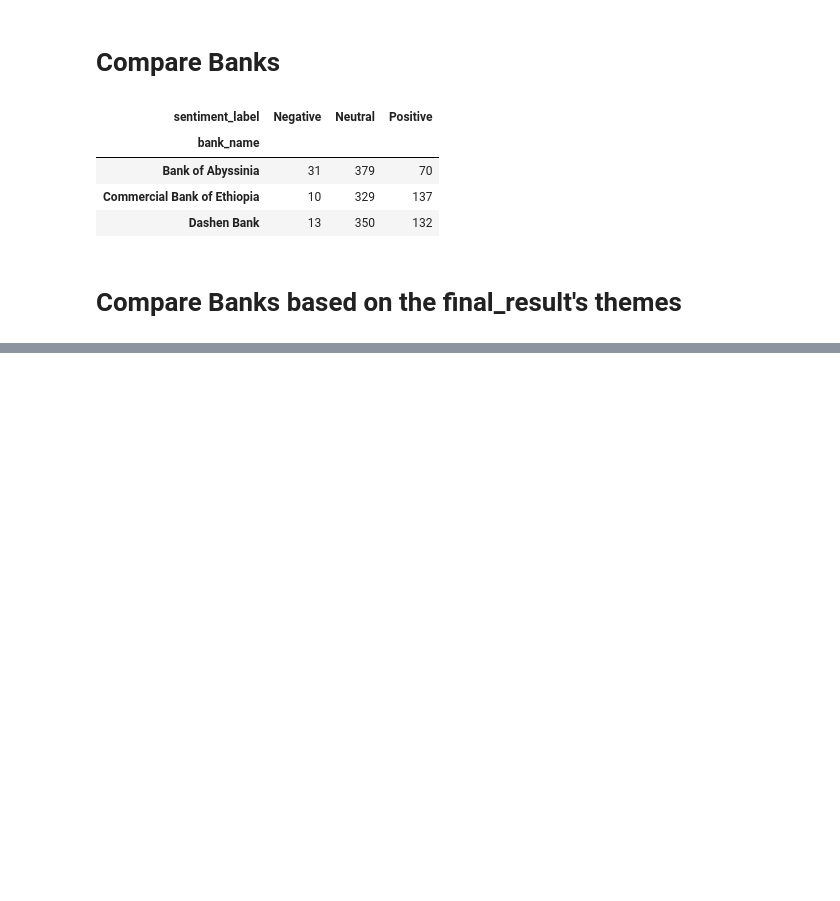
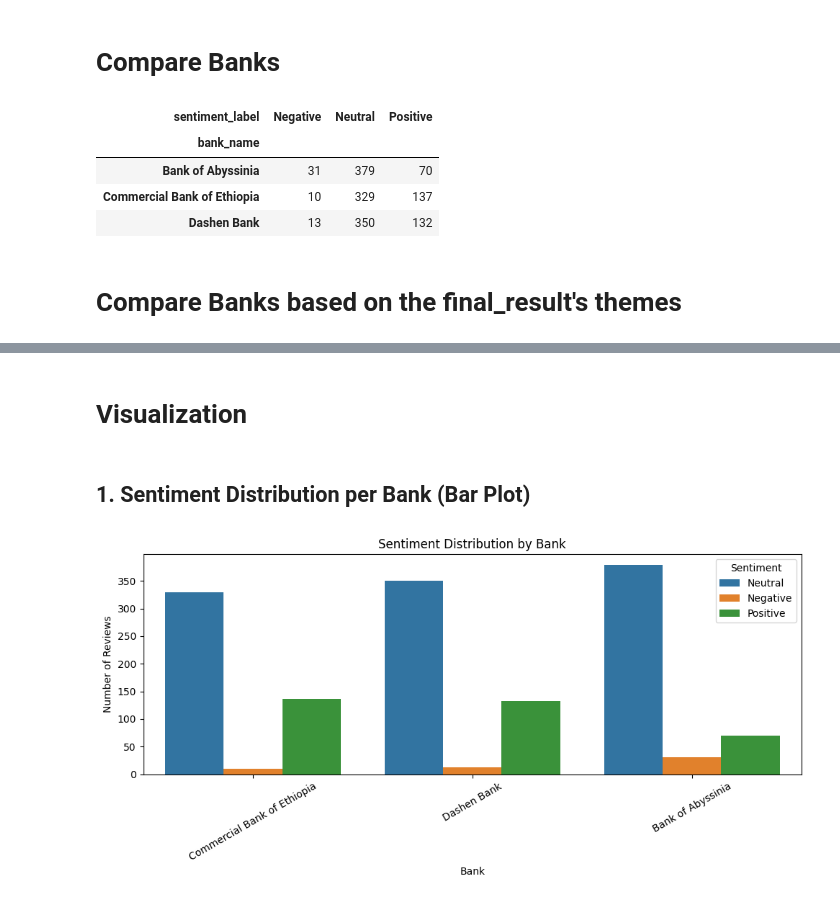
Before and after one commit to Aryam-21/Bank-App-Reviews-Analysis, a Jupyter notebook: Scripts/task4.ipynb, the cells around one changed output, grey strips where cells are left out. Saved outputs shown, nothing was run; the diff lists cells and outputs as text; code cells hidden in the pictures; blank space fills up the shorter version.

Commit message:
Make visualization based on sentiment distribution, rating distribution.

```diff
--- a/Scripts/task4.ipynb
+++ b/Scripts/task4.ipynb
@@ -151,3 +151,19 @@ Bank of Abyssinia            Other
                              Transaction Performance, User Interface & Experience, Customer Support                             1
                              Transaction Performance, User Interface & Experience, Customer Support, Feature Requests           1
 Name: count, dtype: int64
+# %% [markdown]
+# Visualization
+# %% [markdown]
+## 1. Sentiment Distribution per Bank (Bar Plot)
+# %%
+plt.figure(figsize=(10,5))
+sns.countplot(data=data, x='bank_name', hue='sentiment_label')
+plt.title("Sentiment Distribution by Bank")
+plt.xlabel("Bank")
+plt.ylabel("Number of Reviews")
+plt.legend(title="Sentiment")
+plt.xticks(rotation=30)
+plt.tight_layout()
+plt.show()
+# %% [output]
+[figure, added]
```
Also changed, not shown: parts of 6 cells of this notebook, 1 other file.
